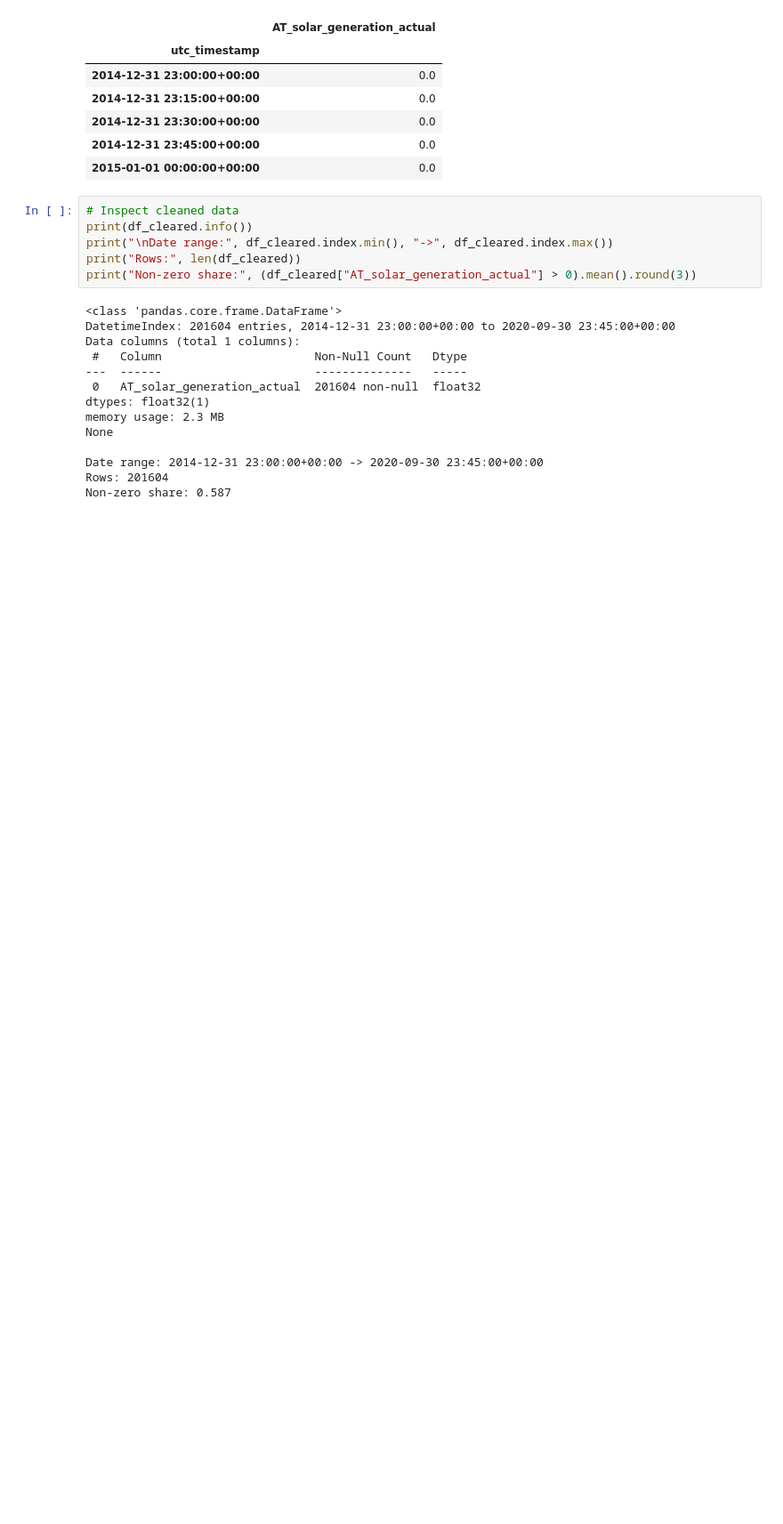
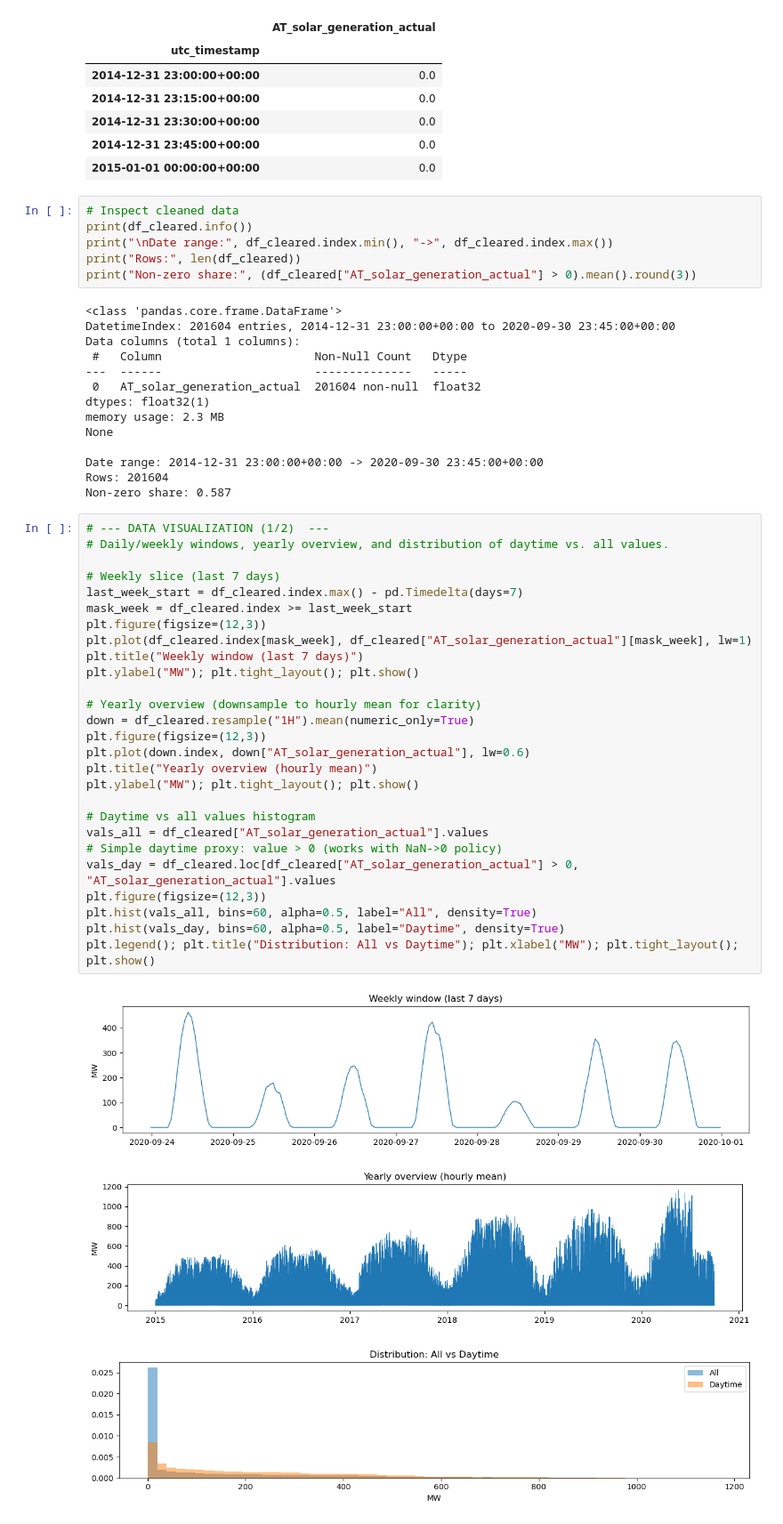
Before and after one commit to Huaseon/SHORT-TERM_FORECASTING_OF_PHOTOVOLTAIC_POWER_GENERATION, a Jupyter notebook: PV_generation_forecasting.ipynb, the cells around one changed output. Shown at 89% size. Drawn from its saved outputs; the diff is of its cells as text; blank space fills up the shorter version.

```diff
--- a/PV_generation_forecasting.ipynb
+++ b/PV_generation_forecasting.ipynb
@@ -80,4 +77,35 @@ None
 Date range: 2014-12-31 23:00:00+00:00 -> 2020-09-30 23:45:00+00:00
 Rows: 201604
 Non-zero share: 0.587
+# %%
+# --- DATA VISUALIZATION (1/2)  ---
+# Daily/weekly windows, yearly overview, and distribution of daytime vs. all values.
+
+# Weekly slice (last 7 days)
+last_week_start = df_cleared.index.max() - pd.Timedelta(days=7)
+mask_week = df_cleared.index >= last_week_start
+plt.figure(figsize=(12,3))
+plt.plot(df_cleared.index[mask_week], df_cleared["AT_solar_generation_actual"][mask_week], lw=1)
+plt.title("Weekly window (last 7 days)")
+plt.ylabel("MW"); plt.tight_layout(); plt.show()
+
+# Yearly overview (downsample to hourly mean for clarity)
+down = df_cleared.resample("1H").mean(numeric_only=True)
+plt.figure(figsize=(12,3))
+plt.plot(down.index, down["AT_solar_generation_actual"], lw=0.6)
+plt.title("Yearly overview (hourly mean)")
+plt.ylabel("MW"); plt.tight_layout(); plt.show()
+
+# Daytime vs all values histogram
+vals_all = df_cleared["AT_solar_generation_actual"].values
+# Simple daytime proxy: value > 0 (works with NaN->0 policy)
+vals_day = df_cleared.loc[df_cleared["AT_solar_generation_actual"] > 0, "AT_solar_generation_actual"].values
+plt.figure(figsize=(12,3))
+plt.hist(vals_all, bins=60, alpha=0.5, label="All", density=True)
+plt.hist(vals_day, bins=60, alpha=0.5, label="Daytime", density=True)
+plt.legend(); plt.title("Distribution: All vs Daytime"); plt.xlabel("MW"); plt.tight_layout(); plt.show()
+# %% [output]
+[figure, added]
+[figure, added]
+[figure, added]
 # %%
```
Also changed, not shown: parts of 7 cells of this notebook, 2 other files.
